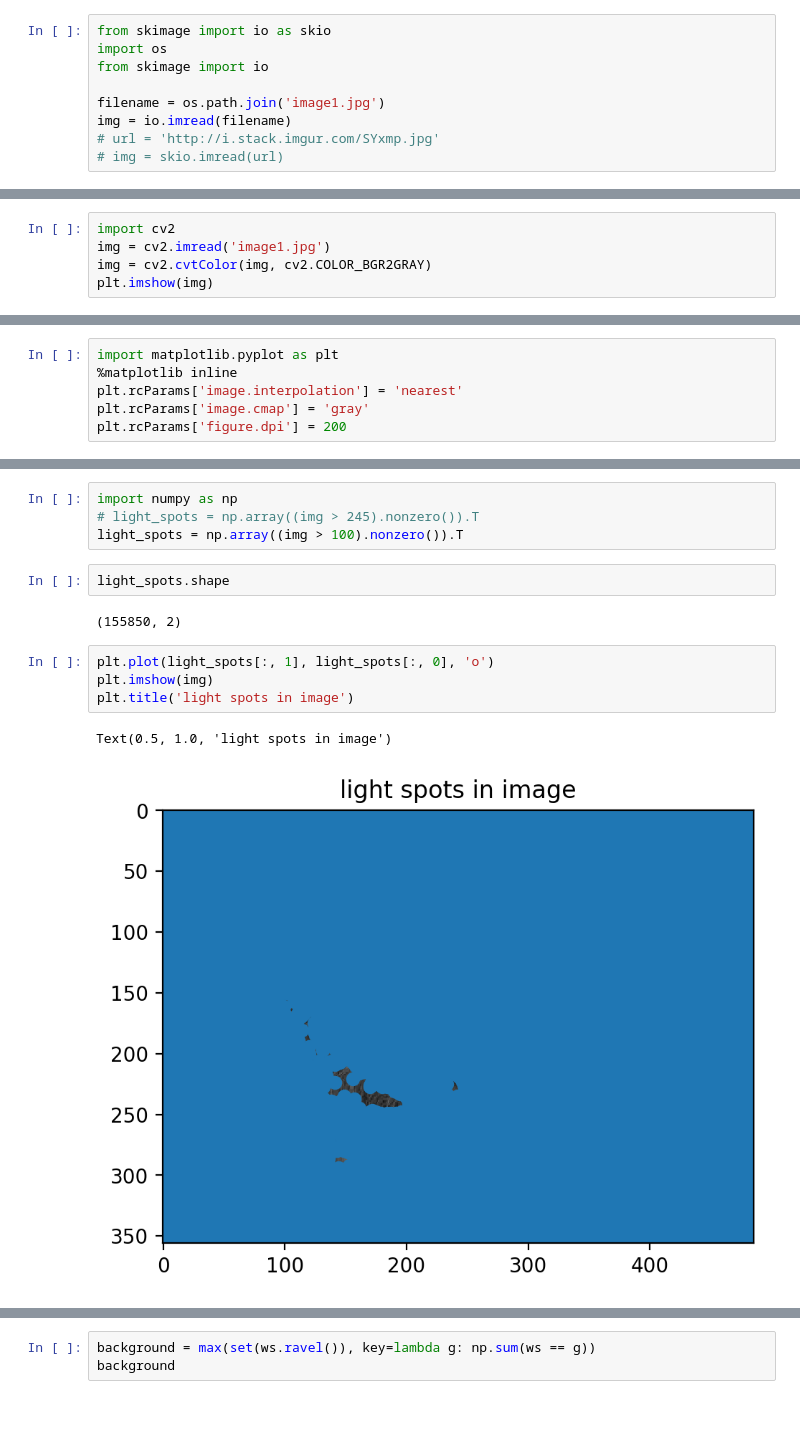
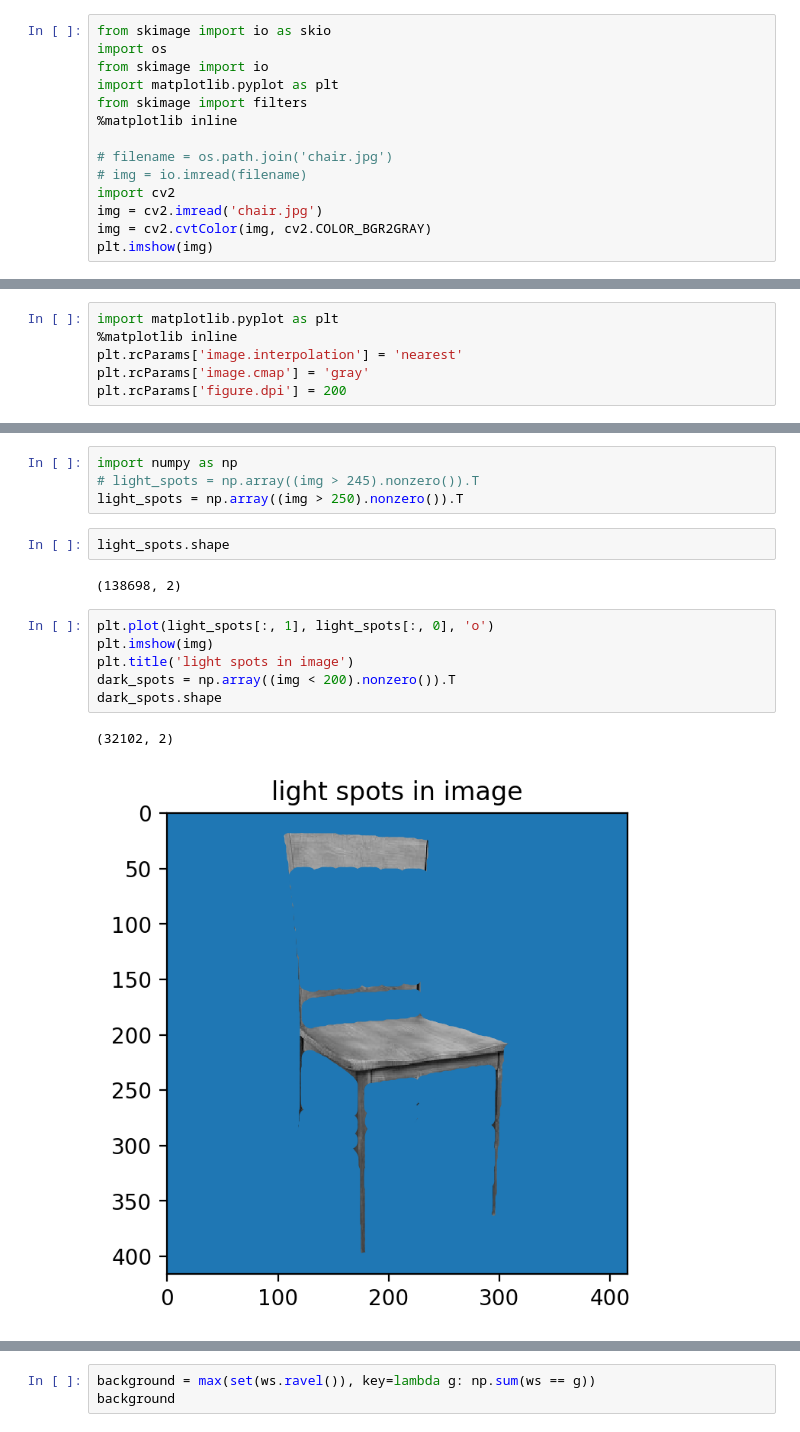
Before and after one commit to olypann/Agata, a Jupyter notebook: programs/removal.ipynb, the cells around one changed output, grey strips where cells are left out. Cells and saved outputs as stored; diff of their text form.

```diff
--- a/programs/removal.ipynb
+++ b/programs/removal.ipynb
@@ -2,8 +2,13 @@
 from skimage import io as skio
 import os
 from skimage import io
+import matplotlib.pyplot as plt
+from skimage import filters
+%matplotlib inline
 
-filename = os.path.join('image1.jpg')
-img = io.imread(filename)
-# url = 'http://i.stack.imgur.com/SYxmp.jpg'
-# img = skio.imread(url)
+# filename = os.path.join('chair.jpg')
+# img = io.imread(filename)
+import cv2
+img = cv2.imread('chair.jpg')
+img = cv2.cvtColor(img, cv2.COLOR_BGR2GRAY)
+plt.imshow(img)
@@ -22,5 +29,0 @@ height:  486
-# %%
-import cv2
-img = cv2.imread('image1.jpg')
-img = cv2.cvtColor(img, cv2.COLOR_BGR2GRAY)
-plt.imshow(img)
@@ -50,15 +54,17 @@ plt.imshow(blurred)
 # %%
 import numpy as np
 # light_spots = np.array((img > 245).nonzero()).T
-light_spots = np.array((img > 100).nonzero()).T
+light_spots = np.array((img > 250).nonzero()).T
 # %%
 light_spots.shape
 # %% [output]
-(155850, 2)
+(138698, 2)
 # %%
 plt.plot(light_spots[:, 1], light_spots[:, 0], 'o')
 plt.imshow(img)
 plt.title('light spots in image')
+dark_spots = np.array((img < 200).nonzero()).T
+dark_spots.shape
 # %% [output]
-Text(0.5, 1.0, 'light spots in image')
+(32102, 2)
-[figure, old version]
+[figure, new version]
```
Also changed, not shown: parts of 17 cells of this notebook, 20 other files.
